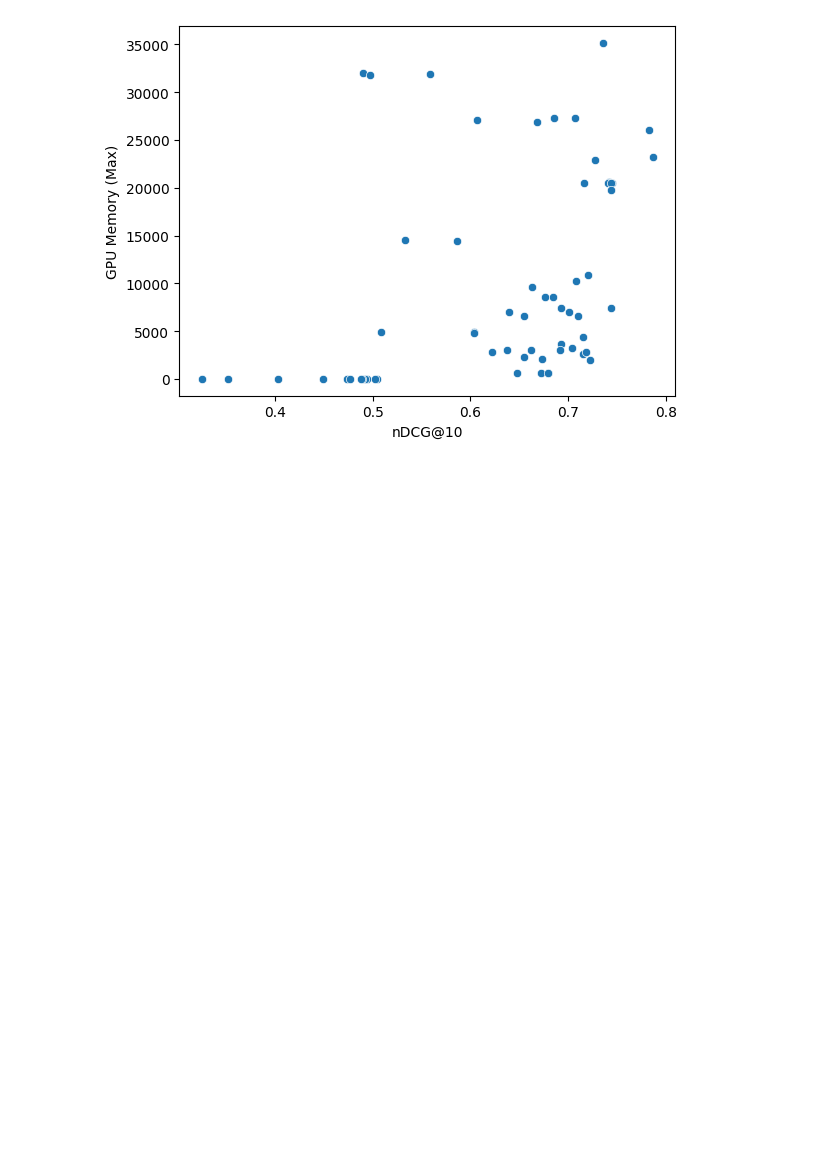
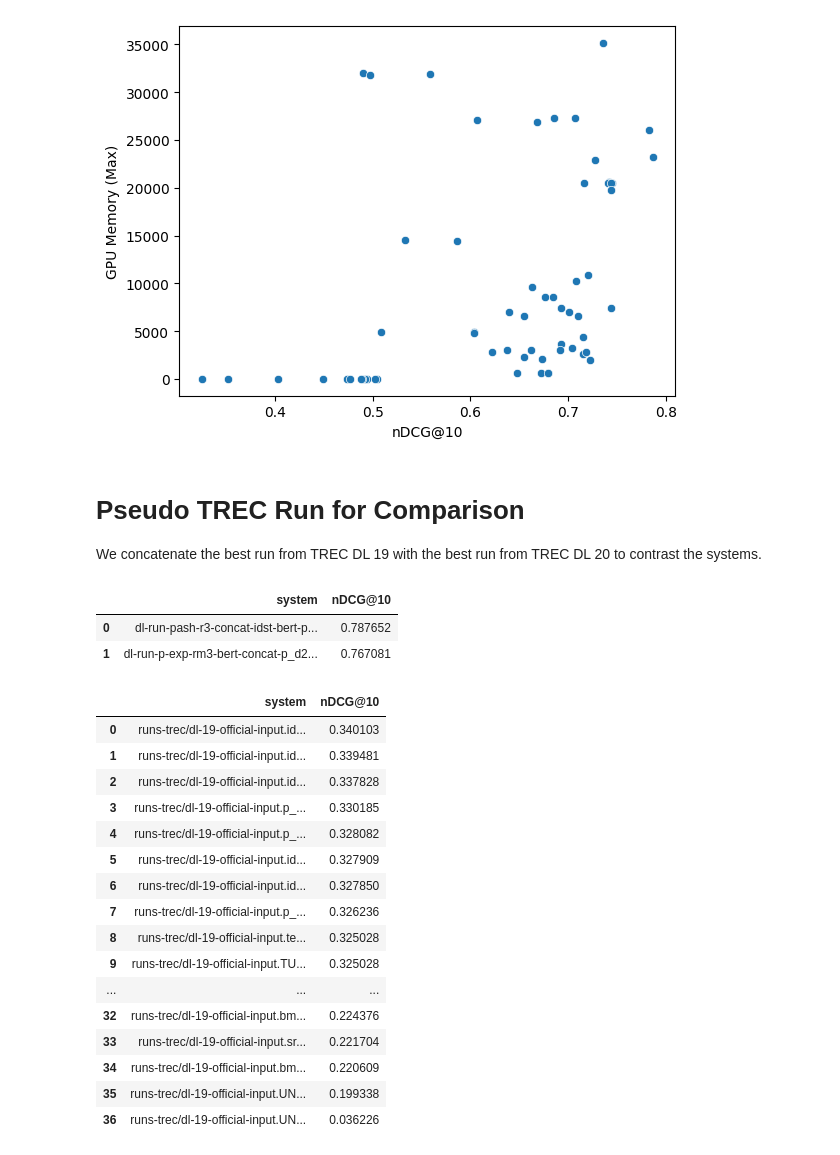
Before and after one commit to reneuir/reneuir-code, a Jupyter notebook: sigir24/post-hoc-notebooks/analysis-in-progress.ipynb, the cells around one changed output. Drawn from its saved outputs; the diff is of its cells as text; code cells hidden in the pictures; blank space fills up the shorter version.

```diff
--- a/sigir24/post-hoc-notebooks/analysis-in-progress.ipynb
+++ b/sigir24/post-hoc-notebooks/analysis-in-progress.ipynb
@@ -132,3 +133,53 @@ sns.scatterplot(data=df_eval, y='GPU Memory (Max)', x='nDCG@10')
 # %% [output]
 <Axes: xlabel='nDCG@10', ylabel='GPU Memory (Max)'>
 [figure]
+# %% [markdown]
+# Pseudo TREC Run for Comparison
+
+We concatenate the best run from TREC DL 19 with the best run from TREC DL 20 to contrast the systems.
+# %%
+# runs obtained by concatenating the best run from DL 19 with the best run of DL 20 and the run of the second-best group of DL 19 with the run of the second best group of DL 20
+
+df_eval = []
+for i in ['dl-run-pash-r3-concat-idst-bert-p1.run.gz', 'dl-run-p-exp-rm3-bert-concat-p_d2q_bm25_duo.run.gz']:
+    run = pd.read_csv(i, sep="\s+", names=["query_id", "q0", "doc_id", "rank", "score", "system"], dtype={'query_id': str, 'doc_id': str})
+    df_eval += [{'system': i, 'nDCG@10': calc_aggregate([nDCG@10], qrels, run)[nDCG@10]}]
+
+df_eval = pd.DataFrame(df_eval)
+df_eval
+# %% [output]
+|  | system | nDCG@10 |
+| 0 | dl-run-pash-r3-concat-idst-bert-p... | 0.787652 |
+| 1 | dl-run-p-exp-rm3-bert-concat-p_d2... | 0.767081 |
+# %%
+from glob import glob
+dl_19_runs = glob('runs-trec/dl-19-official-input*')
+dl_20_runs = glob('runs-trec/dl-20-official-input*')
+# %%
+df_eval = []
+
+for i in tqdm(dl_19_runs):
+    run = pd.read_csv(i, sep="\s+", names=["query_id", "q0", "doc_id", "rank", "score", "system"], dtype={'query_id': str, 'doc_id': str})
+
+    df_eval += [{'system': i, 'nDCG@10': calc_aggregate([nDCG@10], qrels, run)[nDCG@10]}]
+
+df_eval = pd.DataFrame(df_eval)
+df_eval.sort_values(by='nDCG@10', ascending=False).reset_index()[['system', 'nDCG@10']]
+# %% [output]
+|  | system | nDCG@10 |
+| 0 | runs-trec/dl-19-official-input.id... | 0.340103 |
+| 1 | runs-trec/dl-19-official-input.id... | 0.339481 |
+| 2 | runs-trec/dl-19-official-input.id... | 0.337828 |
+| 3 | runs-trec/dl-19-official-input.p_... | 0.330185 |
+| 4 | runs-trec/dl-19-official-input.p_... | 0.328082 |
+| 5 | runs-trec/dl-19-official-input.id... | 0.327909 |
+| 6 | runs-trec/dl-19-official-input.id... | 0.327850 |
+| 7 | runs-trec/dl-19-official-input.p_... | 0.326236 |
+| 8 | runs-trec/dl-19-official-input.te... | 0.325028 |
+| 9 | runs-trec/dl-19-official-input.TU... | 0.325028 |
+| ... | ... | ... |
+| 32 | runs-trec/dl-19-official-input.bm... | 0.224376 |
+| 33 | runs-trec/dl-19-official-input.sr... | 0.221704 |
+| 34 | runs-trec/dl-19-official-input.bm... | 0.220609 |
+| 35 | runs-trec/dl-19-official-input.UN... | 0.199338 |
+| 36 | runs-trec/dl-19-official-input.UN... | 0.036226 |
```
Also changed, not shown: parts of 3 cells of this notebook.
